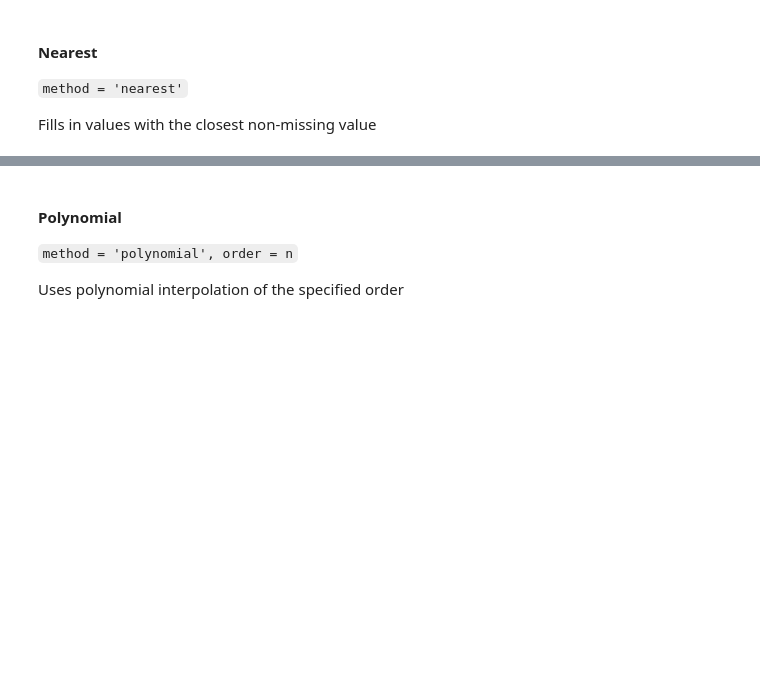
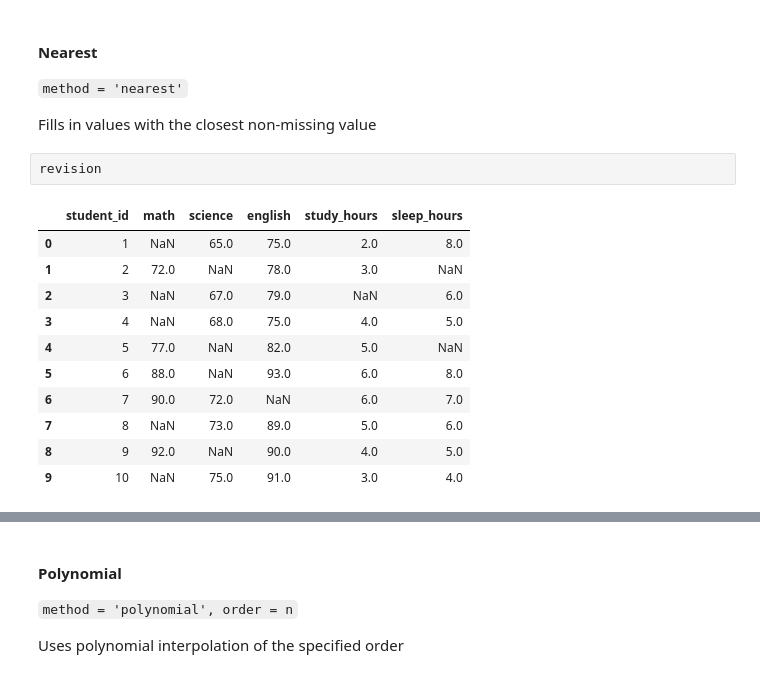
Before and after one commit to AorbTech/Pandas, a Jupyter notebook: 08. Interpolate Function.ipynb, the cells around one changed output, grey strips where cells are left out. Drawn from its saved outputs; the diff is of its cells as text; blank space fills up the shorter version.

```diff
--- a/08. Interpolate Function.ipynb
+++ b/08. Interpolate Function.ipynb
@@ -45,3 +132,17 @@ Ignore the index and treat the values as equally spaced
 `method = 'nearest'`
 
 Fills in values with the closest non-missing value
+# %%
+revision
+# %% [output]
+|  | student_id | math | science | english | study_hours | sleep_hours |
+| 0 | 1 | NaN | 65.0 | 75.0 | 2.0 | 8.0 |
+| 1 | 2 | 72.0 | NaN | 78.0 | 3.0 | NaN |
+| 2 | 3 | NaN | 67.0 | 79.0 | NaN | 6.0 |
+| 3 | 4 | NaN | 68.0 | 75.0 | 4.0 | 5.0 |
+| 4 | 5 | 77.0 | NaN | 82.0 | 5.0 | NaN |
+| 5 | 6 | 88.0 | NaN | 93.0 | 6.0 | 8.0 |
+| 6 | 7 | 90.0 | 72.0 | NaN | 6.0 | 7.0 |
+| 7 | 8 | NaN | 73.0 | 89.0 | 5.0 | 6.0 |
+| 8 | 9 | 92.0 | NaN | 90.0 | 4.0 | 5.0 |
+| 9 | 10 | NaN | 75.0 | 91.0 | 3.0 | 4.0 |
```
Also changed, not shown: parts of 35 cells of this notebook, 1 other file.
